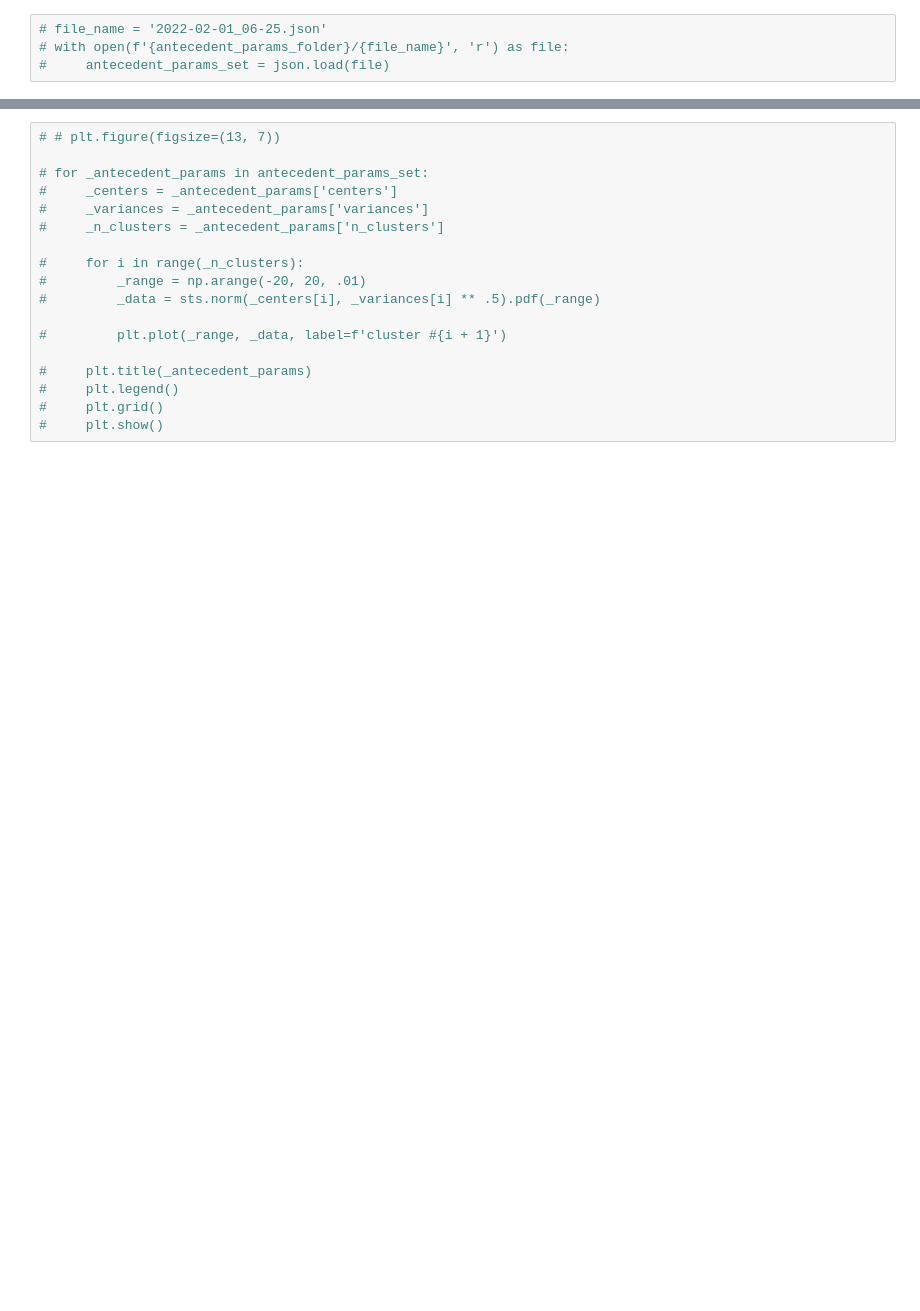
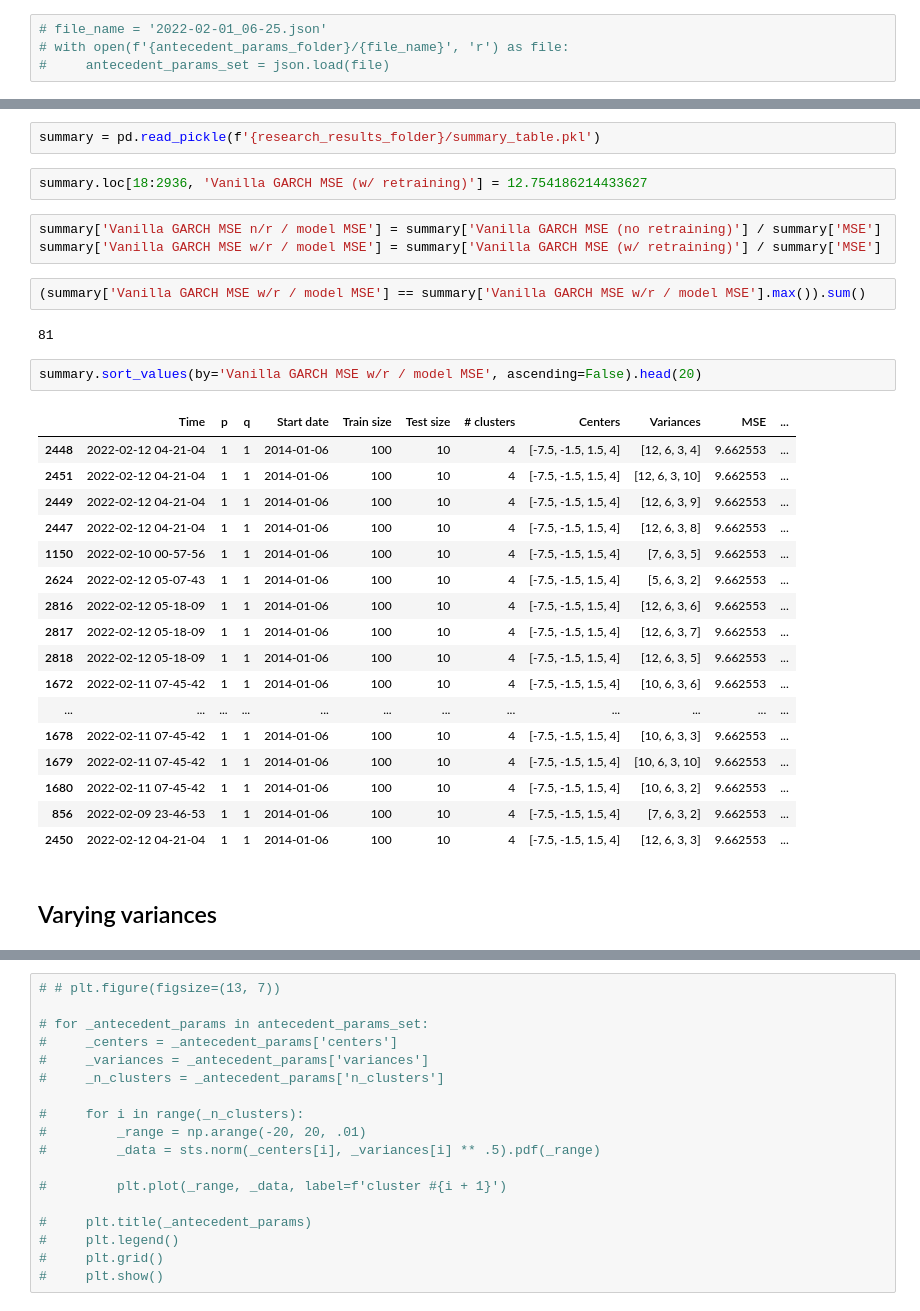
Before and after one commit to Northern125/fuzzy-volatility-modeling, a Jupyter notebook: data_setting.ipynb, the cells around one changed output, grey strips where cells are left out. Cells and saved outputs as stored; diff of their text form; blank space fills up the shorter version.

Commit message:
[Research] HPC latest versions of notebooks

```diff
--- a/data_setting.ipynb
+++ b/data_setting.ipynb
@@ -227 +224,34 @@ plt.show()
+# %%
+summary = pd.read_pickle(f'{research_results_folder}/summary_table.pkl')
+# %%
+summary.loc[18:2936, 'Vanilla GARCH MSE (w/ retraining)'] = 12.754186214433627
+# %%
+summary['Vanilla GARCH MSE n/r / model MSE'] = summary['Vanilla GARCH MSE (no retraining)'] / summary['MSE']
+summary['Vanilla GARCH MSE w/r / model MSE'] = summary['Vanilla GARCH MSE (w/ retraining)'] / summary['MSE']
+# %%
+(summary['Vanilla GARCH MSE w/r / model MSE'] == summary['Vanilla GARCH MSE w/r / model MSE'].max()).sum()
+# %% [output]
+81
+# %%
+summary.sort_values(by='Vanilla GARCH MSE w/r / model MSE', ascending=False).head(20)
+# %% [output]
+|  | Time | p | q | Start date | Train size | Test size | # clusters | Centers | Variances | MSE | ... |
+| 2448 | 2022-02-12 04-21-04 | 1 | 1 | 2014-01-06 | 100 | 10 | 4 | [-7.5, -1.5, 1.5, 4] | [12, 6, 3, 4] | 9.662553 | ... |
+| 2451 | 2022-02-12 04-21-04 | 1 | 1 | 2014-01-06 | 100 | 10 | 4 | [-7.5, -1.5, 1.5, 4] | [12, 6, 3, 10] | 9.662553 | ... |
+| 2449 | 2022-02-12 04-21-04 | 1 | 1 | 2014-01-06 | 100 | 10 | 4 | [-7.5, -1.5, 1.5, 4] | [12, 6, 3, 9] | 9.662553 | ... |
+| 2447 | 2022-02-12 04-21-04 | 1 | 1 | 2014-01-06 | 100 | 10 | 4 | [-7.5, -1.5, 1.5, 4] | [12, 6, 3, 8] | 9.662553 | ... |
+| 1150 | 2022-02-10 00-57-56 | 1 | 1 | 2014-01-06 | 100 | 10 | 4 | [-7.5, -1.5, 1.5, 4] | [7, 6, 3, 5] | 9.662553 | ... |
+| 2624 | 2022-02-12 05-07-43 | 1 | 1 | 2014-01-06 | 100 | 10 | 4 | [-7.5, -1.5, 1.5, 4] | [5, 6, 3, 2] | 9.662553 | ... |
+| 2816 | 2022-02-12 05-18-09 | 1 | 1 | 2014-01-06 | 100 | 10 | 4 | [-7.5, -1.5, 1.5, 4] | [12, 6, 3, 6] | 9.662553 | ... |
+| 2817 | 2022-02-12 05-18-09 | 1 | 1 | 2014-01-06 | 100 | 10 | 4 | [-7.5, -1.5, 1.5, 4] | [12, 6, 3, 7] | 9.662553 | ... |
+| 2818 | 2022-02-12 05-18-09 | 1 | 1 | 2014-01-06 | 100 | 10 | 4 | [-7.5, -1.5, 1.5, 4] | [12, 6, 3, 5] | 9.662553 | ... |
+| 1672 | 2022-02-11 07-45-42 | 1 | 1 | 2014-01-06 | 100 | 10 | 4 | [-7.5, -1.5, 1.5, 4] | [10, 6, 3, 6] | 9.662553 | ... |
+| ... | ... | ... | ... | ... | ... | ... | ... | ... | ... | ... | ... |
+| 1678 | 2022-02-11 07-45-42 | 1 | 1 | 2014-01-06 | 100 | 10 | 4 | [-7.5, -1.5, 1.5, 4] | [10, 6, 3, 3] | 9.662553 | ... |
+| 1679 | 2022-02-11 07-45-42 | 1 | 1 | 2014-01-06 | 100 | 10 | 4 | [-7.5, -1.5, 1.5, 4] | [10, 6, 3, 10] | 9.662553 | ... |
+| 1680 | 2022-02-11 07-45-42 | 1 | 1 | 2014-01-06 | 100 | 10 | 4 | [-7.5, -1.5, 1.5, 4] | [10, 6, 3, 2] | 9.662553 | ... |
+| 856 | 2022-02-09 23-46-53 | 1 | 1 | 2014-01-06 | 100 | 10 | 4 | [-7.5, -1.5, 1.5, 4] | [7, 6, 3, 2] | 9.662553 | ... |
+| 2450 | 2022-02-12 04-21-04 | 1 | 1 | 2014-01-06 | 100 | 10 | 4 | [-7.5, -1.5, 1.5, 4] | [12, 6, 3, 3] | 9.662553 | ... |
+# %% [markdown]
+## Varying variances
 # %%
```
Also changed, not shown: parts of 16 cells of this notebook, 1 other file.
